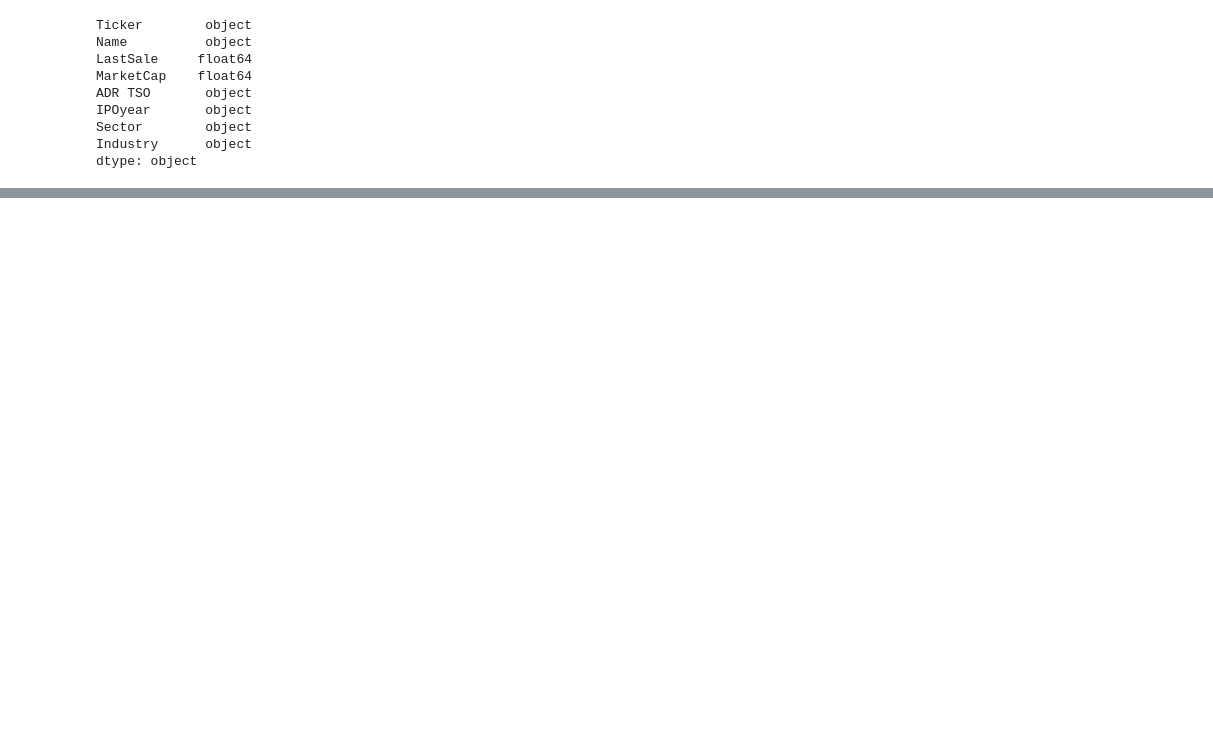
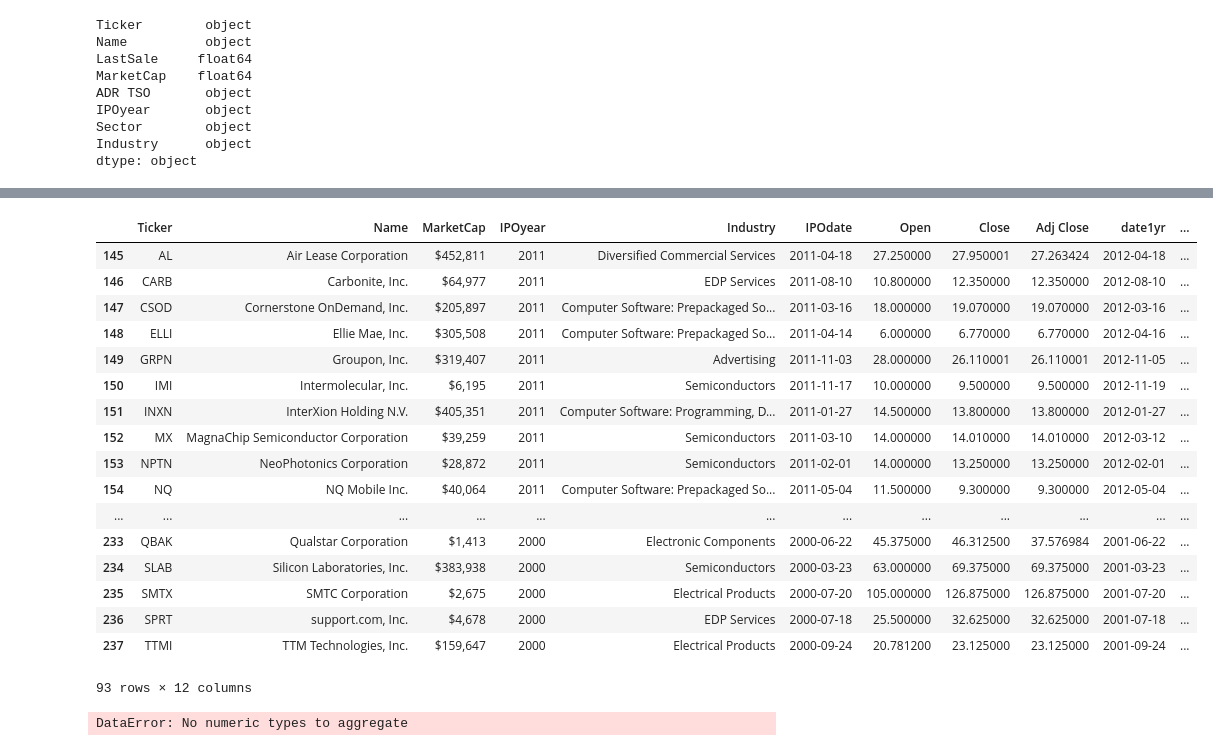
Before and after one commit to LittlestDoll/Project1, a Jupyter notebook: Project DataTable.ipynb, the cells around one changed output, grey strips where cells are left out. Saved outputs shown, nothing was run; the diff lists cells and outputs as text; code cells hidden in the pictures; blank space fills up the shorter version.

```diff
--- a/Project DataTable.ipynb
+++ b/Project DataTable.ipynb
@@ -166,0 +134,22 @@ type(IPOdate_df["1yr"].values.astype(str))+','+str(IPOdate_df["3yr"].values.asty
+# %%
+fiveyr_df = IPOdate_df.loc[IPOdate_df["IPOyear"].astype(int)<2012].copy()
+fiveyr_df
+# %% [output]
+|  | Ticker | Name | MarketCap | IPOyear | Industry | IPOdate | Open | Close | Adj Close | date1yr | ... |
+| 145 | AL | Air Lease Corporation | $452,811 | 2011 | Diversified Commercial Services | 2011-04-18 | 27.250000 | 27.950001 | 27.263424 | 2012-04-18 | ... |
+| 146 | CARB | Carbonite, Inc. | $64,977 | 2011 | EDP Services | 2011-08-10 | 10.800000 | 12.350000 | 12.350000 | 2012-08-10 | ... |
+| 147 | CSOD | Cornerstone OnDemand, Inc. | $205,897 | 2011 | Computer Software: Prepackaged So... | 2011-03-16 | 18.000000 | 19.070000 | 19.070000 | 2012-03-16 | ... |
+| 148 | ELLI | Ellie Mae, Inc. | $305,508 | 2011 | Computer Software: Prepackaged So... | 2011-04-14 | 6.000000 | 6.770000 | 6.770000 | 2012-04-16 | ... |
+| 149 | GRPN | Groupon, Inc. | $319,407 | 2011 | Advertising | 2011-11-03 | 28.000000 | 26.110001 | 26.110001 | 2012-11-05 | ... |
+| 150 | IMI | Intermolecular, Inc. | $6,195 | 2011 | Semiconductors | 2011-11-17 | 10.000000 | 9.500000 | 9.500000 | 2012-11-19 | ... |
+| 151 | INXN | InterXion Holding N.V. | $405,351 | 2011 | Computer Software: Programming, D... | 2011-01-27 | 14.500000 | 13.800000 | 13.800000 | 2012-01-27 | ... |
+| 152 | MX | MagnaChip Semiconductor Corporation | $39,259 | 2011 | Semiconductors | 2011-03-10 | 14.000000 | 14.010000 | 14.010000 | 2012-03-12 | ... |
+| 153 | NPTN | NeoPhotonics Corporation | $28,872 | 2011 | Semiconductors | 2011-02-01 | 14.000000 | 13.250000 | 13.250000 | 2012-02-01 | ... |
+| 154 | NQ | NQ Mobile Inc. | $40,064 | 2011 | Computer Software: Prepackaged So... | 2011-05-04 | 11.500000 | 9.300000 | 9.300000 | 2012-05-04 | ... |
+| ... | ... | ... | ... | ... | ... | ... | ... | ... | ... | ... | ... |
+| 233 | QBAK | Qualstar Corporation | $1,413 | 2000 | Electronic Components | 2000-06-22 | 45.375000 | 46.312500 | 37.576984 | 2001-06-22 | ... |
+| 234 | SLAB | Silicon Laboratories, Inc. | $383,938 | 2000 | Semiconductors | 2000-03-23 | 63.000000 | 69.375000 | 69.375000 | 2001-03-23 | ... |
+| 235 | SMTX | SMTC Corporation | $2,675 | 2000 | Electrical Products | 2000-07-20 | 105.000000 | 126.875000 | 126.875000 | 2001-07-20 | ... |
+| 236 | SPRT | support.com, Inc. | $4,678 | 2000 | EDP Services | 2000-07-18 | 25.500000 | 32.625000 | 32.625000 | 2001-07-18 | ... |
+| 237 | TTMI | TTM Technologies, Inc. | $159,647 | 2000 | Electrical Products | 2000-09-24 | 20.781200 | 23.125000 | 23.125000 | 2001-09-24 | ... |
+93 rows × 12 columns
@@ -166,0 +165,9 @@ type(IPOdate_df["1yr"].values.astype(str))+','+str(IPOdate_df["3yr"].values.asty
+# %%
+quotes_df = pd.read_csv('performance.csv')
+quotes_df = quotes_df.dropna()
+quotes_df = quotes_df.drop(['Open','High', 'Low', "Adj Close", "Volume"], axis=1)
+clean_quotes_df = quotes_df.loc[quotes_df["Date"]!='Date'].copy()
+clean_quotes_df.sort_values(by='Ticker', ascending=True)
+clean_pivot = pd.pivot_table(clean_quotes_df, values=("Close"), index=["Ticker", "Date"])
+# %% [output]
+DataError: No numeric types to aggregate
```
Also changed, not shown: parts of 12 cells of this notebook, 2 other files.
